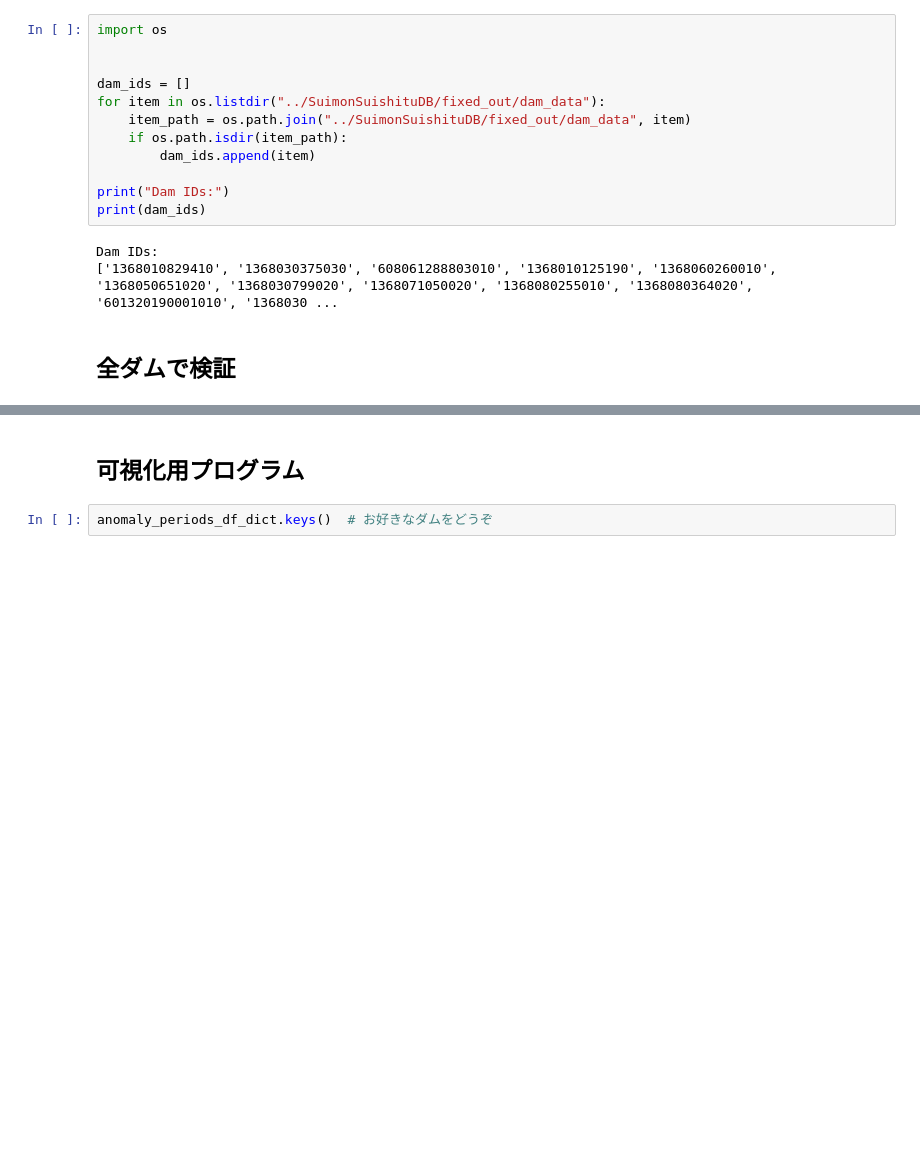
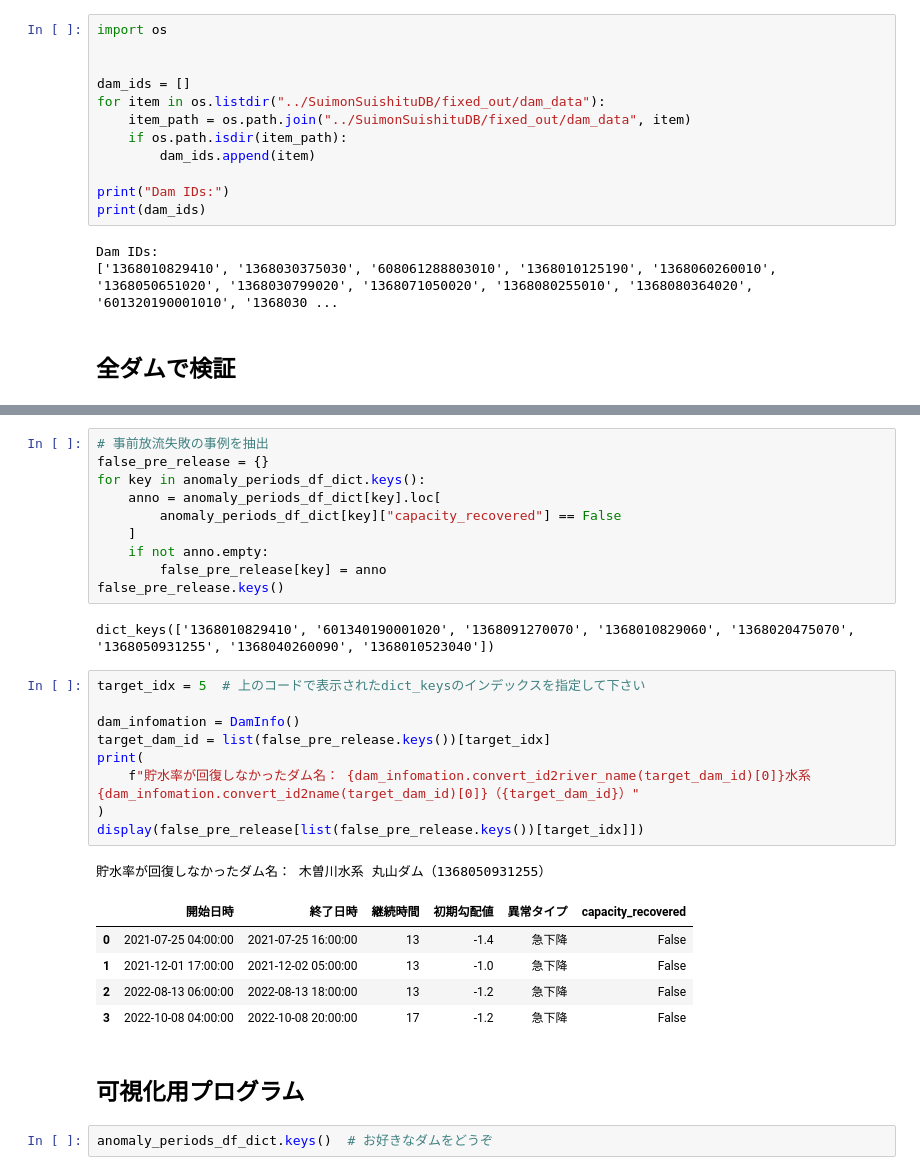
Before and after one commit to Ryo-Neko/dam_analysis, a Jupyter notebook: dam_analysis.ipynb, the cells around one changed output, grey strips where cells are left out. Drawn from its saved outputs; the diff is of its cells as text; blank space fills up the shorter version.

```diff
--- a/dam_analysis.ipynb
+++ b/dam_analysis.ipynb
@@ -140,6 +173,34 @@ for idx, dam_id in enumerate(dam_ids):
     else:
         pass
         # anomaly_periods_df_dict[dam_id] = pd.DataFrame()
+# %%
+# 事前放流失敗の事例を抽出
+false_pre_release = {}
+for key in anomaly_periods_df_dict.keys():
+    anno = anomaly_periods_df_dict[key].loc[
+        anomaly_periods_df_dict[key]["capacity_recovered"] == False
+    ]
+    if not anno.empty:
+        false_pre_release[key] = anno
+false_pre_release.keys()
+# %% [output]
+dict_keys(['1368010829410', '601340190001020', '1368091270070', '1368010829060', '1368020475070', '1368050931255', '1368040260090', '1368010523040'])
+# %%
+target_idx = 5  # 上のコードで表示されたdict_keysのインデックスを指定して下さい
+
+dam_infomation = DamInfo()
+target_dam_id = list(false_pre_release.keys())[target_idx]
+print(
+    f"貯水率が回復しなかったダム名： {dam_infomation.convert_id2river_name(target_dam_id)[0]}水系 {dam_infomation.convert_id2name(target_dam_id)[0]}（{target_dam_id}）"
+)
+display(false_pre_release[list(false_pre_release.keys())[target_idx]])
+# %% [output]
+貯水率が回復しなかったダム名： 木曽川水系 丸山ダム（1368050931255）
+|  | 開始日時 | 終了日時 | 継続時間 | 初期勾配値 | 異常タイプ | capacity_recovered |
+| 0 | 2021-07-25 04:00:00 | 2021-07-25 16:00:00 | 13 | -1.4 | 急下降 | False |
+| 1 | 2021-12-01 17:00:00 | 2021-12-02 05:00:00 | 13 | -1.0 | 急下降 | False |
+| 2 | 2022-08-13 06:00:00 | 2022-08-13 18:00:00 | 13 | -1.2 | 急下降 | False |
+| 3 | 2022-10-08 04:00:00 | 2022-10-08 20:00:00 | 17 | -1.2 | 急下降 | False |
 # %% [markdown]
 ## 可視化用プログラム
 # %%
```
Also changed, not shown: parts of 6 cells of this notebook.
